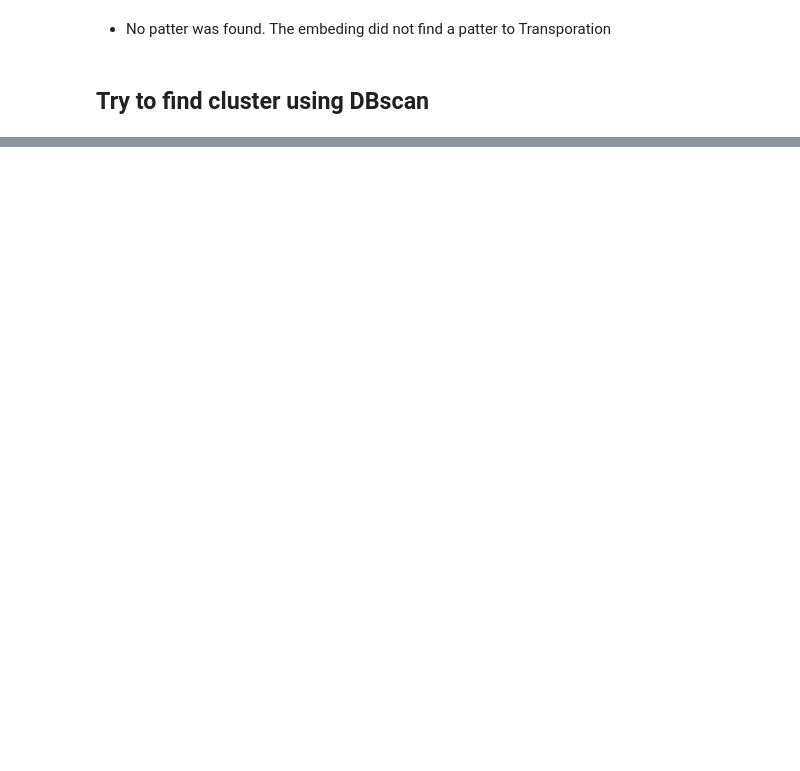
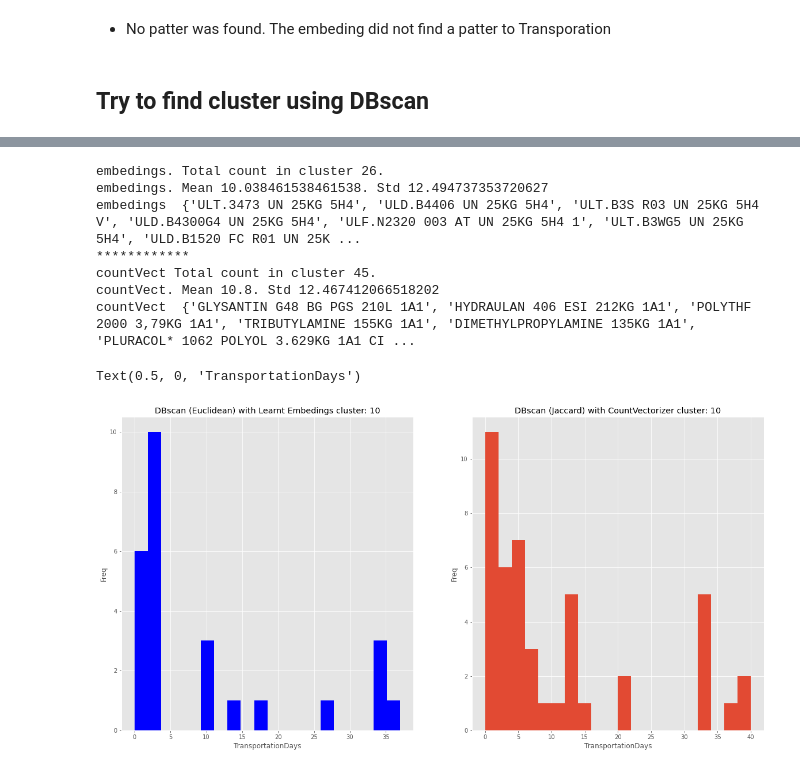
Before and after one commit to gariciodaro/exploratory-ml, a Jupyter notebook: notebooks/embedings_vs_count_vector.ipynb, the cells around one changed output, grey strips where cells are left out. Saved outputs shown, nothing was run; the diff lists cells and outputs as text; code cells hidden in the pictures; blank space fills up the shorter version.

```diff
--- a/notebooks/embedings_vs_count_vector.ipynb
+++ b/notebooks/embedings_vs_count_vector.ipynb
@@ -327,0 +389,53 @@ array([ -1,   0,  -1, ..., 170, 170, 170], dtype=int64)
+# %%
+from random import randint
+
+idx_cluster = randint(0, 155)
+
+cluster_component = compare[compare['cluster_with_embedings']==idx_cluster]
+
+count_elements = len(cluster_component)
+set_material_in_cluster = set(cluster_component.MaterialDescription)
+mean_days = cluster_component.TransportationDays.mean()
+std_days = cluster_component.TransportationDays.std()
+
+
+print(f'embedings. Total count in cluster {count_elements}. ')
+print(f'embedings. Mean {mean_days}. Std {std_days} ')
+print(f'embedings  {set_material_in_cluster}. ')
+
+cluster_component_vectorizer = compare[compare['cluster_with_count_vectorizer']==idx_cluster]
+
+count_elements = len(cluster_component_vectorizer)
+set_material_in_cluster = set(cluster_component_vectorizer.MaterialDescription)
+mean_days = cluster_component_vectorizer.TransportationDays.mean()
+std_days = cluster_component_vectorizer.TransportationDays.std()
+print('************')
+print(f'countVect Total count in cluster {count_elements}. ')
+print(f'countVect. Mean {mean_days}. Std {std_days} ')
+print(f'countVect  {set_material_in_cluster}. ')
+
+############### plot
+fig =  plt.figure(figsize=(20, 10))
+ax0 = fig.add_subplot(1, 2, 1)
+ax1 = fig.add_subplot(1, 2, 2)
+cluster_component.TransportationDays.plot(
+        kind='hist', ax = ax0, bins=20, color='blue')
+ax0.set_title (f'DBscan (Euclidean) with Learnt Embedings cluster: {idx_cluster}')
+ax0.set_ylabel('Freq')
+ax0.set_xlabel('TransportationDays')
+
+cluster_component_vectorizer.TransportationDays.plot(
+        kind='hist', ax = ax1,  bins=20)
+ax1.set_title(f'DBscan (Jaccard) with CountVectorizer cluster: {idx_cluster}')
+ax1.set_ylabel('Freq')
+ax1.set_xlabel('TransportationDays')
+# %% [output]
+embedings. Total count in cluster 26.
+embedings. Mean 10.038461538461538. Std 12.494737353720627
+embedings  {'ULT.3473 UN 25KG 5H4', 'ULD.B4406 UN 25KG 5H4', 'ULT.B3S R03 UN 25KG 5H4 V', 'ULD.B4300G4 UN 25KG 5H4', 'ULF.N2320 003 AT UN 25KG 5H4 1', 'ULT.B3WG5 UN 25KG 5H4', 'ULD.B1520 FC R01 UN 25K ...
+************
+countVect Total count in cluster 45.
+countVect. Mean 10.8. Std 12.467412066518202
+countVect  {'GLYSANTIN G48 BG PGS 210L 1A1', 'HYDRAULAN 406 ESI 212KG 1A1', 'POLYTHF 2000 3,79KG 1A1', 'TRIBUTYLAMINE 155KG 1A1', 'DIMETHYLPROPYLAMINE 135KG 1A1', 'PLURACOL* 1062 POLYOL 3.629KG 1A1 CI ...
+Text(0.5, 0, 'TransportationDays')
+[figure, added]
```
Also changed, not shown: parts of 16 cells of this notebook.
